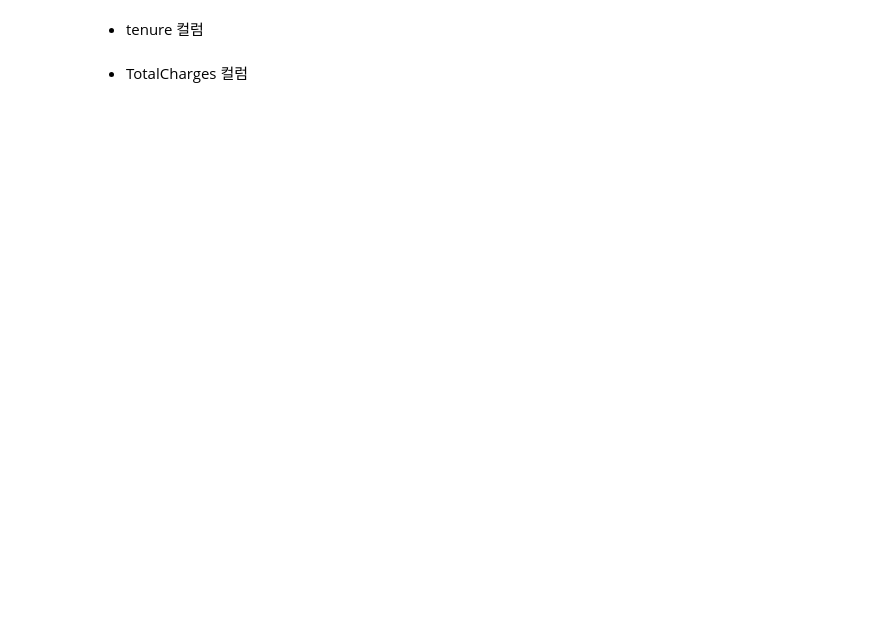
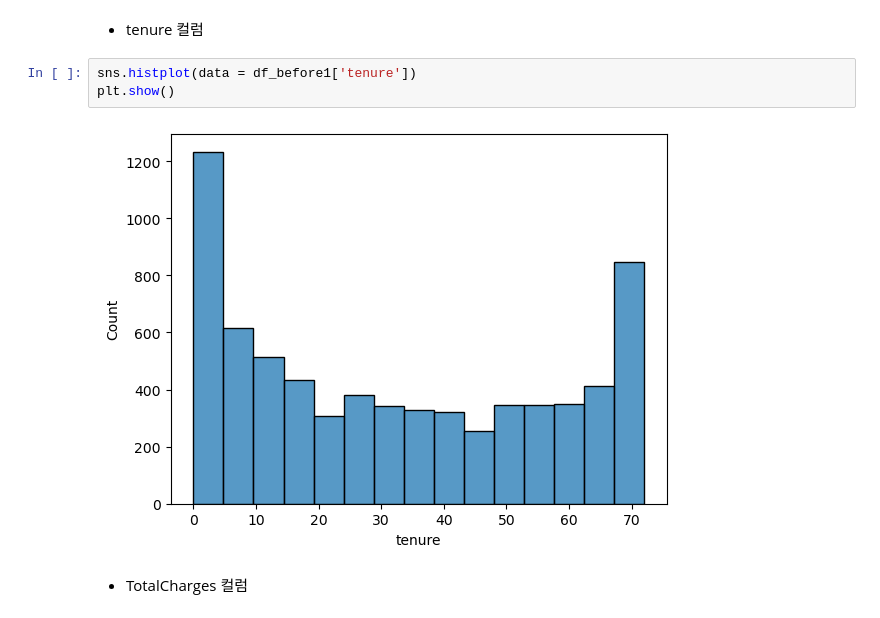
Before and after one commit to ZeroJoon2/pythonstudy, a Jupyter notebook: 25_파이썬데이터분석_실습_통신사고객이탈.ipynb, the cells around one changed output. Saved outputs shown, nothing was run; the diff lists cells and outputs as text; blank space fills up the shorter version.

```diff
--- a/25_파이썬데이터분석_실습_통신사고객이탈.ipynb
+++ b/25_파이썬데이터분석_실습_통신사고객이탈.ipynb
@@ -503,4 +509,9 @@ import seaborn as sns
 # %% [markdown]
 - tenure 컬럼
+# %%
+sns.histplot(data = df_before1['tenure'])
+plt.show()
+# %% [output]
+[figure, added]
 # %% [markdown]
 - TotalCharges 컬럼
```
Also changed, not shown: parts of 7 cells of this notebook.
